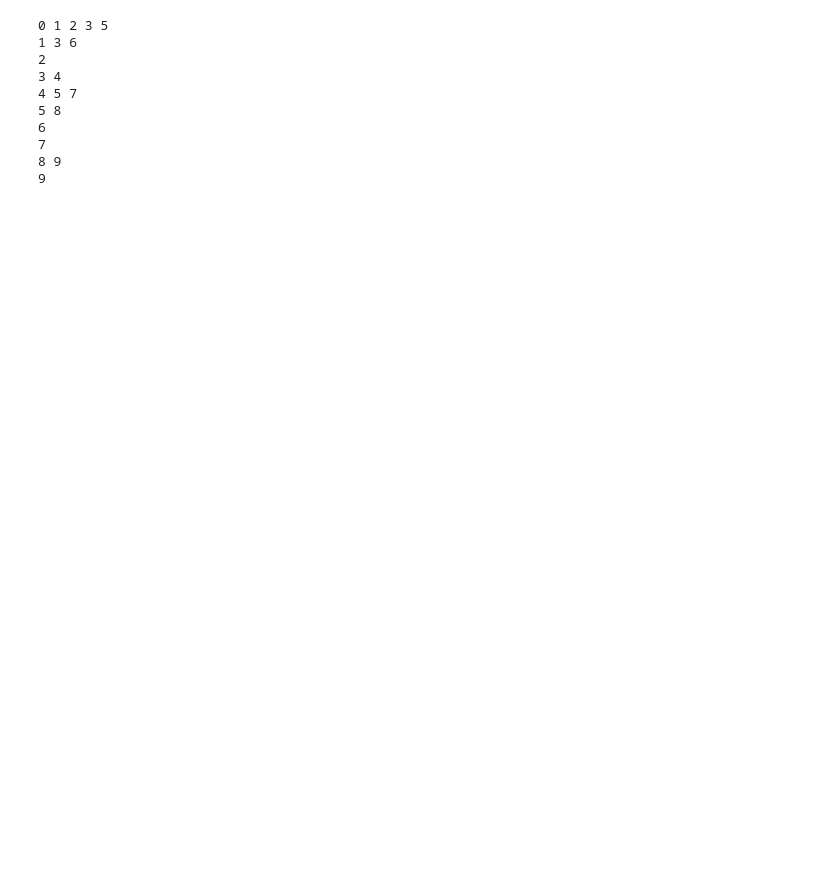
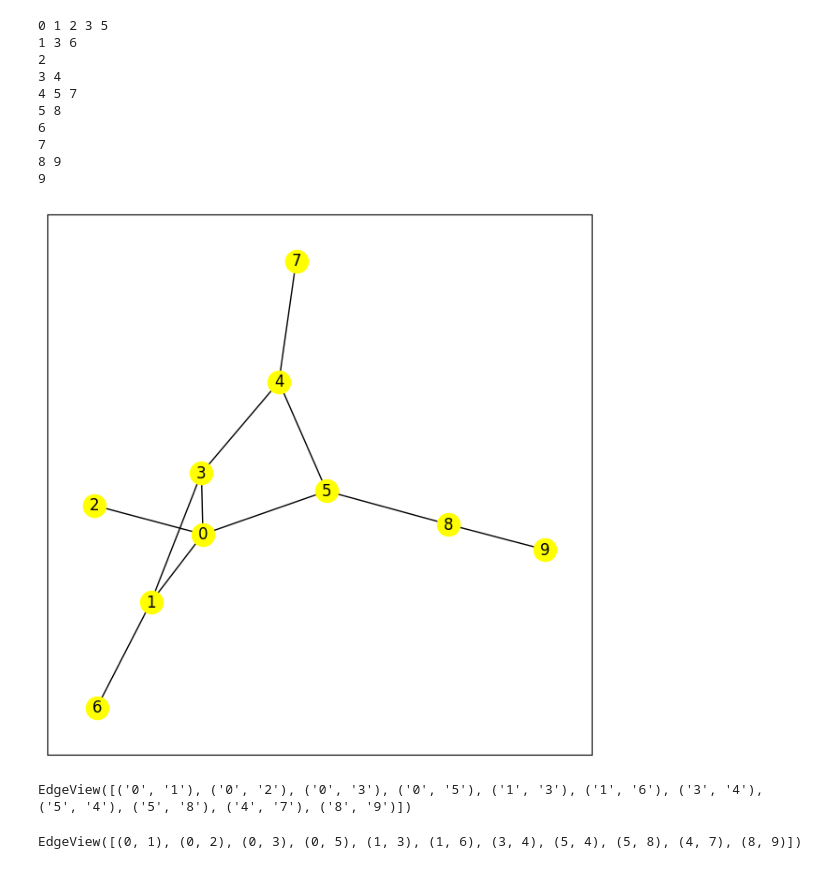
Before and after one commit to anoban/Applied-Social-Network-Analysis-in-Python, a Jupyter notebook: Anoban/Loading Graphs.ipynb, the cells around one changed output. Cells and saved outputs as stored; diff of their text form; code cells hidden in the pictures; blank space fills up the shorter version.

```diff
--- a/Anoban/Loading Graphs.ipynb
+++ b/Anoban/Loading Graphs.ipynb
@@ -3,3 +7,8 @@ import pandas as pd
 import numpy as np
 import networkx as nx
 import matplotlib.pyplot as plt
+from string import ascii_uppercase
+import random
+
+np.random.seed(2023 - 2 - 12)
+plt.rcParams["figure.figsize"] = 7.5, 7.5
@@ -16,3 +36,13 @@ import matplotlib.pyplot as plt
 7
 8 9
 9
+# %%
+graph = nx.read_adjlist(r"D:/Applied-Social-Network-Analysis-in-Python/resources/G_adjlist.txt")
+# %%
+nx.draw_networkx(graph, node_color = "yellow")
+# %% [output]
+[figure, added]
+# %%
+graph.edges()
+# %% [output]
+EdgeView([('0', '1'), ('0', '2'), ('0', '3'), ('0', '5'), ('1', '3'), ('1', '6'), ('3', '4'), ('5', '4'), ('5', '8'), ('4', '7'), ('8', '9')])
@@ -18,0 +52,4 @@ import matplotlib.pyplot as plt
+# %%
+graph.edges()
+# %% [output]
+EdgeView([(0, 1), (0, 2), (0, 3), (0, 5), (1, 3), (1, 6), (3, 4), (5, 4), (5, 8), (4, 7), (8, 9)])
```
Also changed, not shown: parts of 39 cells of this notebook.
